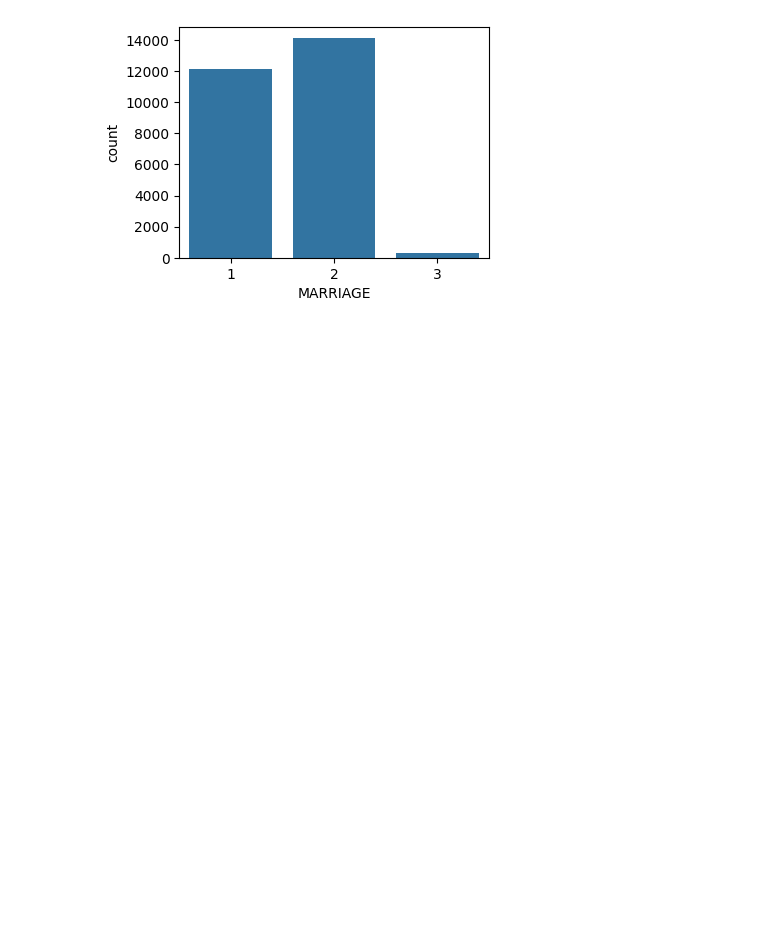
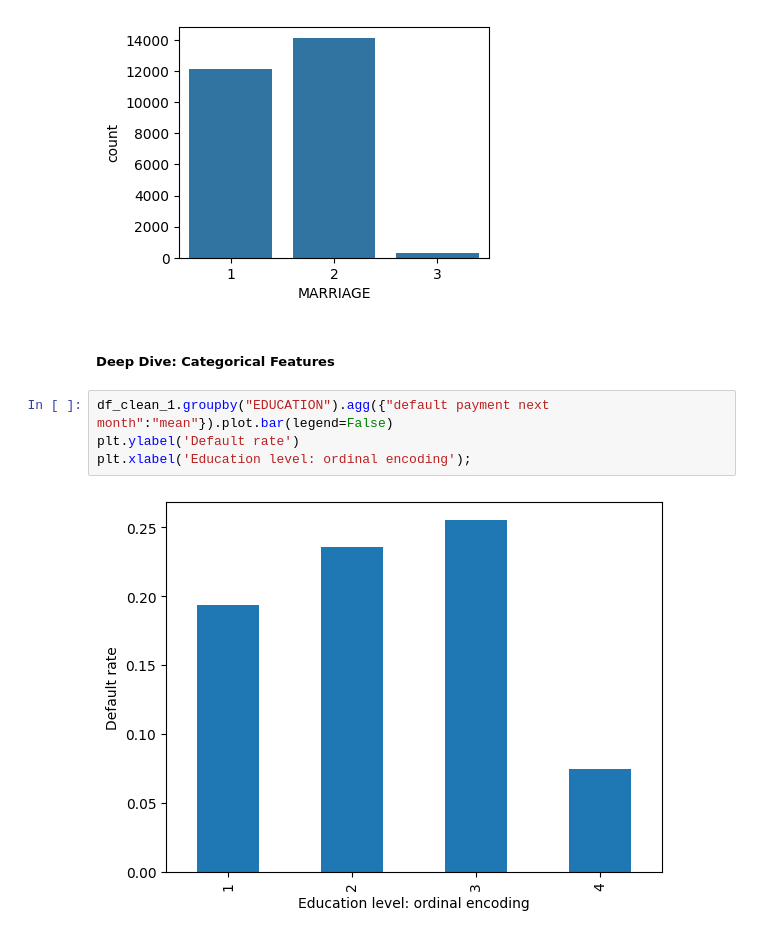
Before and after one commit to danzpy/book-data-science-projects-with-python, a Jupyter notebook: predicao-bons-pagadores.ipynb, the cells around one changed output. Cells and saved outputs as stored; diff of their text form; blank space fills up the shorter version.

```diff
--- a/predicao-bons-pagadores.ipynb
+++ b/predicao-bons-pagadores.ipynb
@@ -293,3 +293,11 @@ plt.figure(figsize=(4,3))
 sns.countplot(data=df_clean_1, x="MARRIAGE");
 # %% [output]
 [figure]
+# %% [markdown]
+##### Deep Dive: Categorical Features
+# %%
+df_clean_1.groupby("EDUCATION").agg({"default payment next month":"mean"}).plot.bar(legend=False)
+plt.ylabel('Default rate')
+plt.xlabel('Education level: ordinal encoding');
+# %% [output]
+[figure, added]
```
